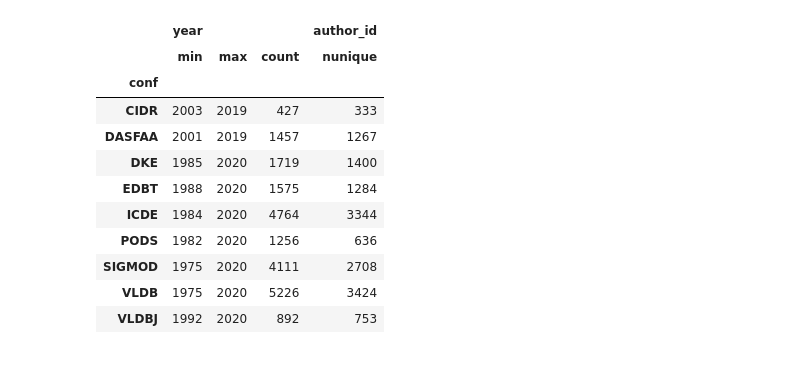
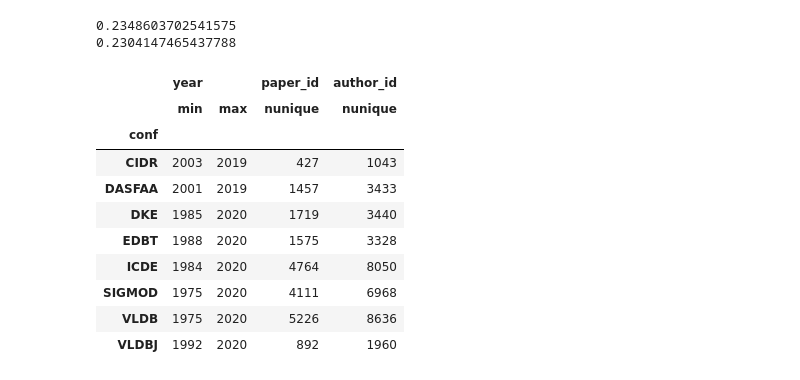
Before and after one commit to dataunitylab/paper-gender-analysis, a Jupyter notebook: cs-paper-gender-analysis.ipynb, the cells around one changed output. Cells and saved outputs as stored; diff of their text form; code cells hidden in the pictures.

```diff
--- a/cs-paper-gender-analysis.ipynb
+++ b/cs-paper-gender-analysis.ipynb
@@ -10,23 +10,33 @@ sys.path.insert(0, path)
 # Infer the gender of the authors
 import analyze_genders
 
-df = analyze_genders.dataframe(field='DB')
+df = analyze_genders.dataframe(field='DB', exclude=['PODS'])
 aggregates = analyze_genders.aggregate_authorship(df)
+# %%
+# Ratio of male to female (known)
+known_gender = df[~df['unknown'] & ~df['unisex']]
+print(known_gender[known_gender['female']]['author_id'].nunique() / known_gender['author_id'].nunique())
+
+# Ratio of male to female (assumed)
+unknown_gender = df[df['unknown'] | df['unisex']]
+print(unknown_gender[unknown_gender['female']]['author_id'].nunique() / unknown_gender['author_id'].nunique())
+# %% [output]
+0.2348603702541575
+0.2304147465437788
 # %%
-df.drop_duplicates(subset=['paper_id']).groupby(['conf']).agg({'year': ['min', 'max', 'count'], 'author_id': pd.Series.nunique})
+df.groupby(['conf']).agg({'year': ['min', 'max'], 'paper_id': pd.Series.nunique, 'author_id': pd.Series.nunique})
 # %% [output]
-|  | year |  |  | author_id |
-|  | min | max | count | nunique |
+|  | year |  | paper_id | author_id |
+|  | min | max | nunique | nunique |
 | conf |  |  |  |  |
-| CIDR | 2003 | 2019 | 427 | 333 |
-| DASFAA | 2001 | 2019 | 1457 | 1267 |
-| DKE | 1985 | 2020 | 1719 | 1400 |
-| EDBT | 1988 | 2020 | 1575 | 1284 |
-| ICDE | 1984 | 2020 | 4764 | 3344 |
-| PODS | 1982 | 2020 | 1256 | 636 |
-| SIGMOD | 1975 | 2020 | 4111 | 2708 |
-| VLDB | 1975 | 2020 | 5226 | 3424 |
-| VLDBJ | 1992 | 2020 | 892 | 753 |
+| CIDR | 2003 | 2019 | 427 | 1043 |
+| DASFAA | 2001 | 2019 | 1457 | 3433 |
+| DKE | 1985 | 2020 | 1719 | 3440 |
+| EDBT | 1988 | 2020 | 1575 | 3328 |
+| ICDE | 1984 | 2020 | 4764 | 8050 |
+| SIGMOD | 1975 | 2020 | 4111 | 6968 |
+| VLDB | 1975 | 2020 | 5226 | 8636 |
+| VLDBJ | 1992 | 2020 | 892 | 1960 |
 # %%
 analyze_genders.plot_authors(aggregates['any'], 'any position')
 analyze_genders.plot_authors(aggregates['first'], 'first author')
```
Also changed, not shown: parts of 3 cells of this notebook, 1 other file.
